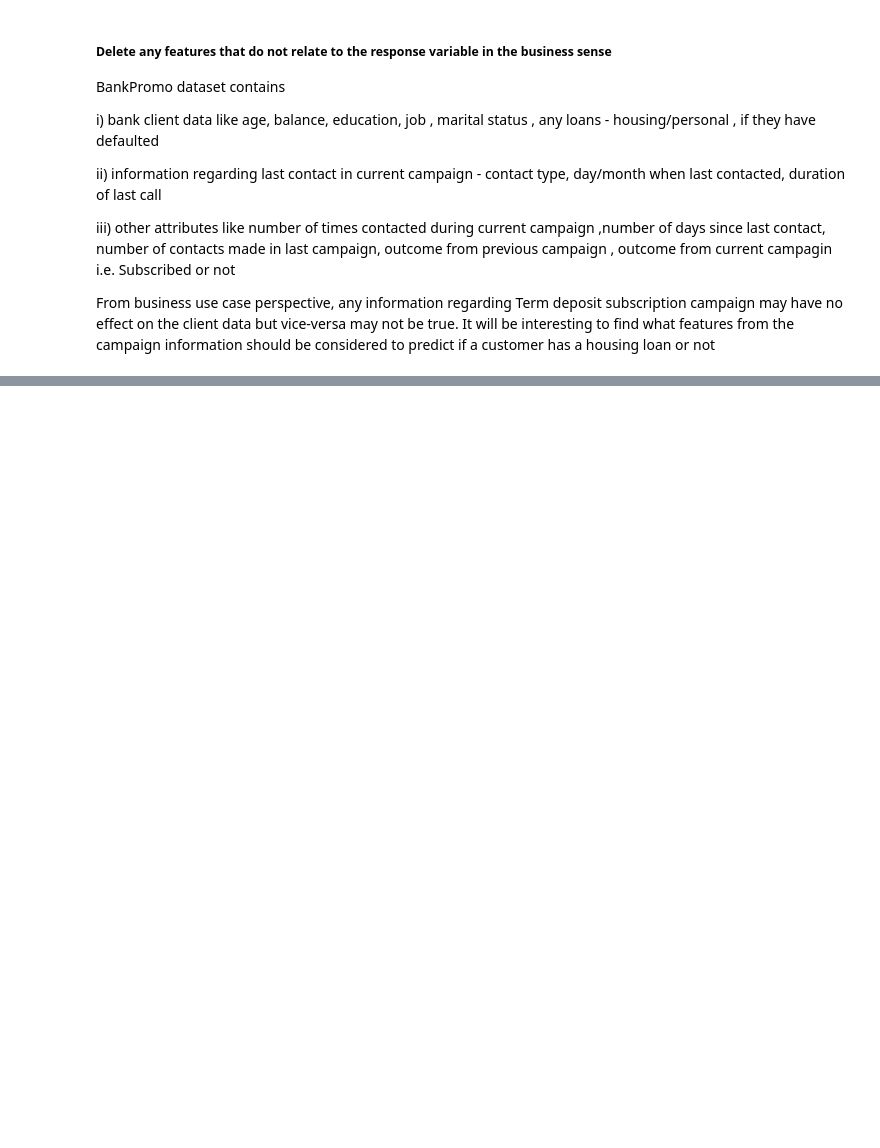
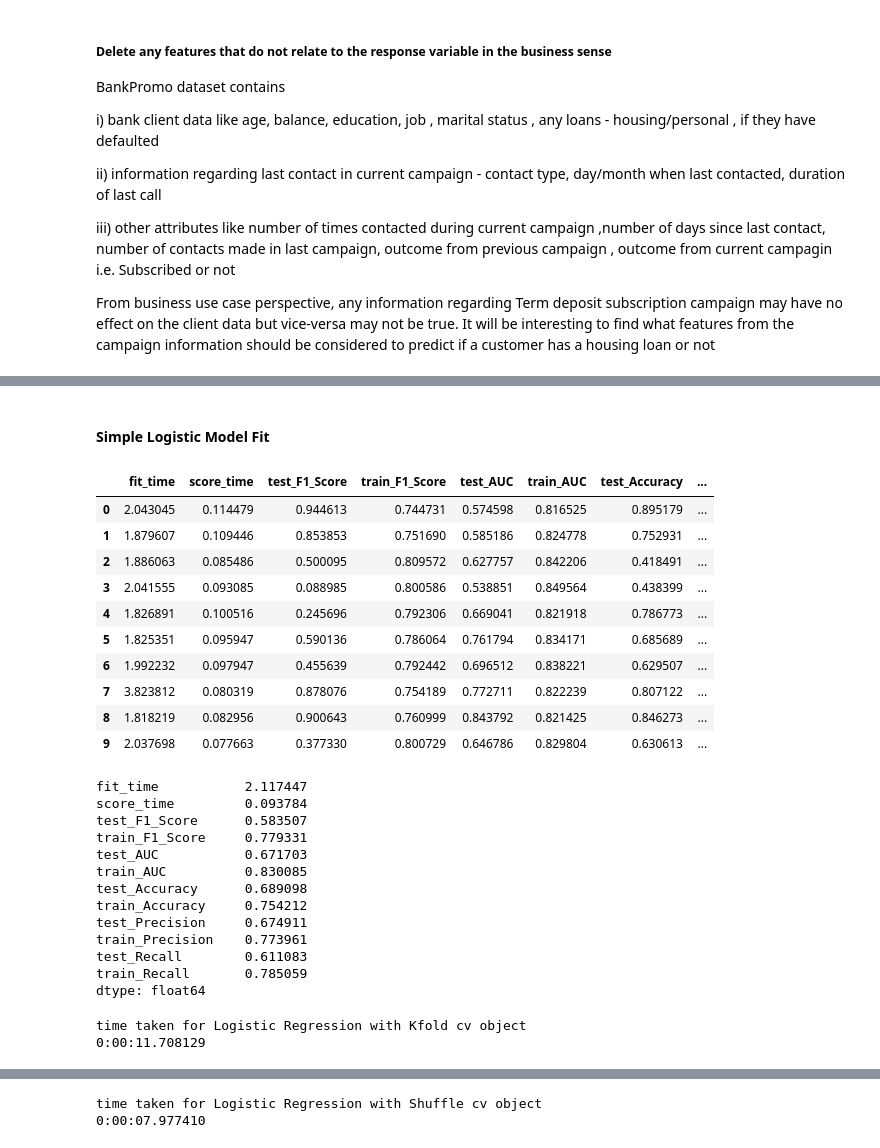
Before and after one commit to nhendersonkuns/awesomedataminers, a Jupyter notebook: Lab2_housing_models.ipynb, the cells around one changed output, grey strips where cells are left out. Drawn from its saved outputs; the diff is of its cells as text; code cells hidden in the pictures; blank space fills up the shorter version.

```diff
--- a/Lab2_housing_models.ipynb
+++ b/Lab2_housing_models.ipynb
@@ -342,0 +241,9 @@ df.sort_values(by='rfe_rank')
+# %%
+from sklearn.model_selection import ShuffleSplit
+# To use the cross validation object in scikit learn, we need to grab an instance
+# of the object and set it up. This object will be able to split our data into
+# training and testing splits
+num_cv_iterations = 10
+shuffle_cv_object = ShuffleSplit(n_splits=num_cv_iterations, test_size = 0.1, random_state=999)
+
+print(shuffle_cv_object)
@@ -342,0 +254,69 @@ df.sort_values(by='rfe_rank')
+# %% [markdown]
+#### Simple Logistic Model Fit
+# %%
+from sklearn.preprocessing import StandardScaler
+from sklearn.model_selection import cross_val_score, cross_validate
+from sklearn.metrics import make_scorer
+from sklearn.metrics import accuracy_score
+from sklearn.linear_model import LogisticRegression
+from sklearn.pipeline import make_pipeline
+#from sklearn import metrics as mt
+
+warnings.filterwarnings(action='ignore', category=DataConversionWarning)
+
+# Initialize an Empty Dataframe to store Model performance Stats
+#modelPerformanceMetrices = pd.DataFrame(columns=['Accuracy', 'AuC', 'F1 Score', 'Precision', 'Recall'])
+scoring = {'F1_Score': 'f1', 'AUC': 'roc_auc', 'Accuracy': make_scorer(accuracy_score), 'Precision': 'precision', \
+          'Recall': 'recall'}
+
+# Standardize the features first, since standardizing the features could lead to
+# gradient desent algo to converge faster and then run logistic regression model
+
+logisticModel = make_pipeline(StandardScaler(),  LogisticRegression(penalty='l1', C=1.0, class_weight=None, random_state=999))
+
+start = datetime.now()
+scores_kfold = cross_validate(logisticModel , X, y=y , cv = kfold_cv_object , n_jobs = -1 , scoring = scoring)
+print()
+display(pd.DataFrame(scores_kfold))
+display(pd.DataFrame(scores_kfold).mean())
+end = datetime.now()
+print("time taken for Logistic Regression with Kfold cv object")
+print(end-start)
+print()
+
+start = datetime.now()
+scores_shuffle = cross_validate(logisticModel , X, y=y , cv = shuffle_cv_object , n_jobs = -1 , scoring = scoring)
+print()
+display(pd.DataFrame(scores_shuffle))
+display(pd.DataFrame(scores_shuffle).mean())
+end = datetime.now()
+print("time taken for Logistic Regression with Shuffle cv object")
+print(end-start)
+print()
+# %% [output]
+|  | fit_time | score_time | test_F1_Score | train_F1_Score | test_AUC | train_AUC | test_Accuracy | ... |
+| 0 | 2.043045 | 0.114479 | 0.944613 | 0.744731 | 0.574598 | 0.816525 | 0.895179 | ... |
+| 1 | 1.879607 | 0.109446 | 0.853853 | 0.751690 | 0.585186 | 0.824778 | 0.752931 | ... |
+| 2 | 1.886063 | 0.085486 | 0.500095 | 0.809572 | 0.627757 | 0.842206 | 0.418491 | ... |
+| 3 | 2.041555 | 0.093085 | 0.088985 | 0.800586 | 0.538851 | 0.849564 | 0.438399 | ... |
+| 4 | 1.826891 | 0.100516 | 0.245696 | 0.792306 | 0.669041 | 0.821918 | 0.786773 | ... |
+| 5 | 1.825351 | 0.095947 | 0.590136 | 0.786064 | 0.761794 | 0.834171 | 0.685689 | ... |
+| 6 | 1.992232 | 0.097947 | 0.455639 | 0.792442 | 0.696512 | 0.838221 | 0.629507 | ... |
+| 7 | 3.823812 | 0.080319 | 0.878076 | 0.754189 | 0.772711 | 0.822239 | 0.807122 | ... |
+| 8 | 1.818219 | 0.082956 | 0.900643 | 0.760999 | 0.843792 | 0.821425 | 0.846273 | ... |
+| 9 | 2.037698 | 0.077663 | 0.377330 | 0.800729 | 0.646786 | 0.829804 | 0.630613 | ... |
+fit_time           2.117447
+score_time         0.093784
+test_F1_Score      0.583507
+train_F1_Score     0.779331
+test_AUC           0.671703
+train_AUC          0.830085
+test_Accuracy      0.689098
+train_Accuracy     0.754212
+test_Precision     0.674911
+train_Precision    0.773961
+test_Recall        0.611083
+train_Recall       0.785059
+dtype: float64
+time taken for Logistic Regression with Kfold cv object
+0:00:11.708129
@@ -342,0 +347,2 @@ df.sort_values(by='rfe_rank')
+time taken for Logistic Regression with Shuffle cv object
+0:00:07.977410
```
Also changed, not shown: parts of 43 cells of this notebook.
